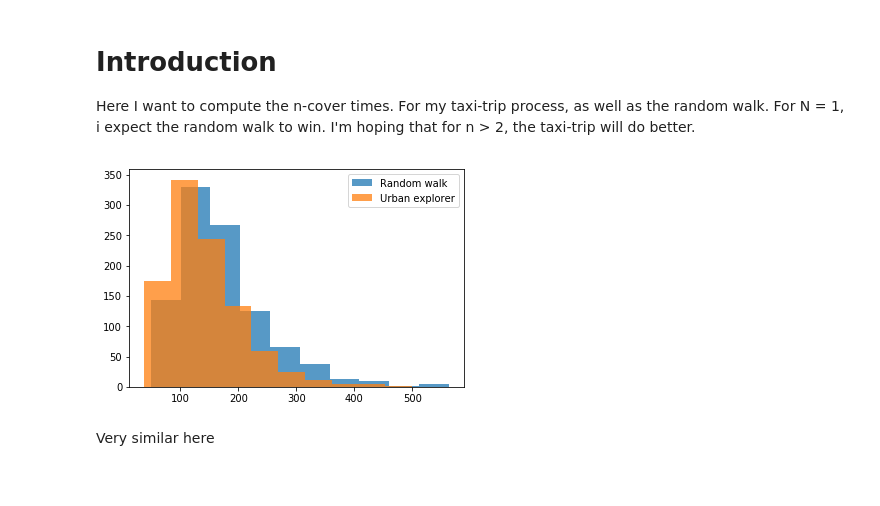
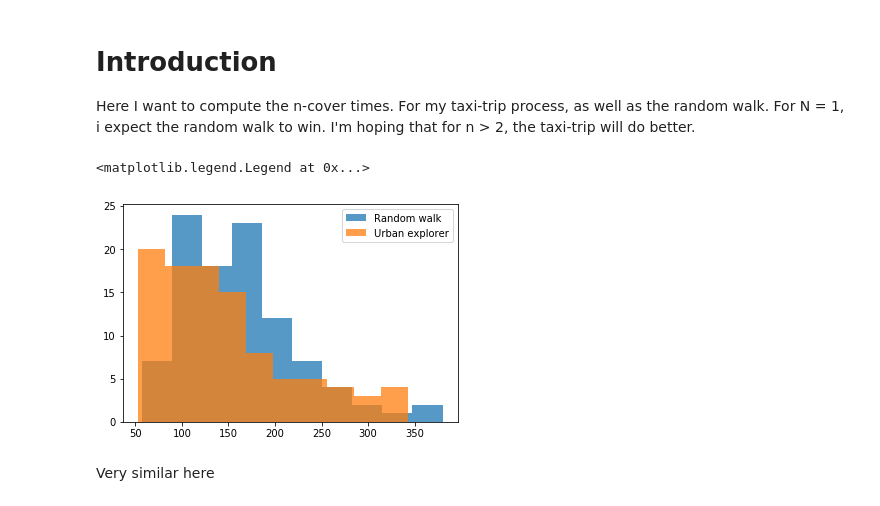
Before and after one commit to Khev/the_taxi_drive, a Jupyter notebook: 2d_grid_graph.ipynb, the cells around one changed output. Cells and saved outputs as stored; diff of their text form; code cells hidden in the pictures.

```diff
--- a/2d_grid_graph.ipynb
+++ b/2d_grid_graph.ipynb
@@ -5,29 +5,30 @@ Here I want to compute the n-cover times. For my taxi-trip process, as well as t
 # %%
 import numpy as np
 import matplotlib.pyplot as plt
 import funcs as f
 import osmnx as ox
 import networkx as nx
 from multiprocessing import Pool
 from datetime import datetime
 import time as time
 from scipy import optimize
 import pickle
 %matplotlib inline
 
 num_nodes_per_side = 5
 G = nx.grid_2d_graph(num_nodes_per_side,num_nodes_per_side)
 G = nx.convert_node_labels_to_integers(G)
 
-num_trials, n = 1000, 1
+num_trials, n = 100, 1
 Ts_rw = f.random_walk_covertime(G,n,num_trials=num_trials)
 Ts_ue = f.urban_explorer_covertime(G,n,num_trials=num_trials)
 plt.hist(Ts_rw, alpha=0.75);plt.hist(Ts_ue,alpha=0.75);plt.legend(['Random walk','Urban explorer'])
 
 #np.savetxt('data/covertimes_2dlattice_urban_explorer.txt',Ts_ue)
 #np.savetxt('data/covertimes_2dlattice_random_walker.txt',Ts_rw)
 # %% [output]
+<matplotlib.legend.Legend at 0x...>
-[figure, old version]
+[figure, new version]
 # %% [markdown]
 Very similar here
 # %% [markdown]
```
Also changed, not shown: parts of 4 cells of this notebook, 24 other files.
